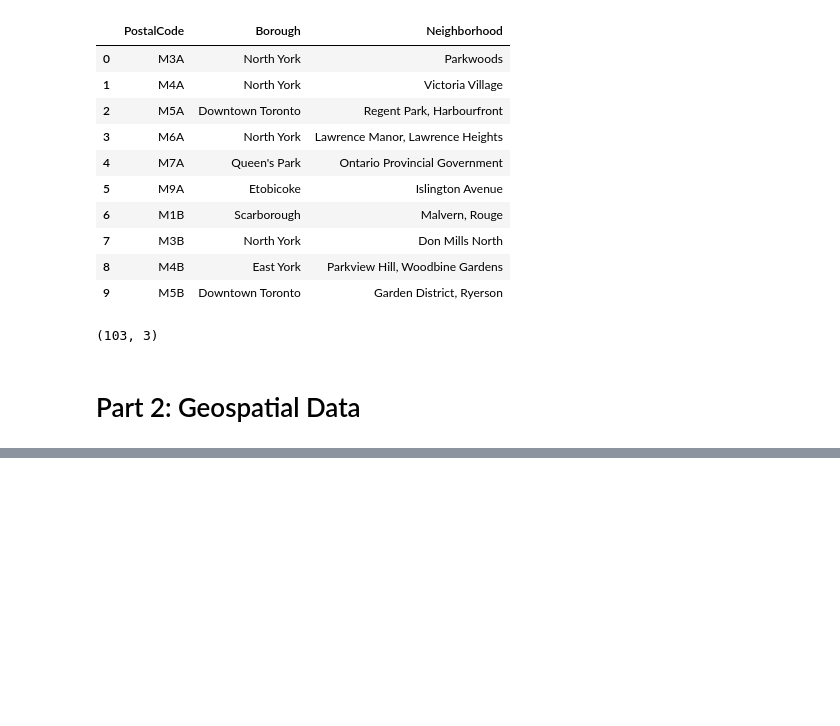
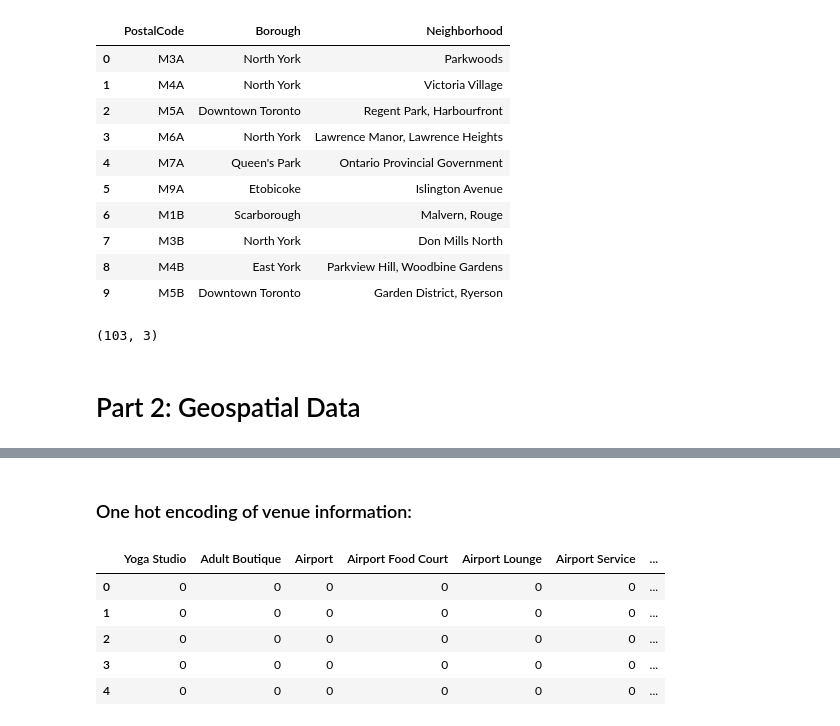
Before and after one commit to ztk007/Coursera_Capstone, a Jupyter notebook: Segmenting and Clustering Neighborhoods in Toronto.ipynb, the cells around one changed output, grey strips where cells are left out. Cells and saved outputs as stored; diff of their text form; code cells hidden in the pictures; blank space fills up the shorter version.

```diff
--- a/Segmenting and Clustering Neighborhoods in Toronto.ipynb
+++ b/Segmenting and Clustering Neighborhoods in Toronto.ipynb
@@ -137,3 +139,8 @@ df.shape
 (103, 3)
 # %% [markdown]
 # Part 2: Geospatial Data
+# %%
+# Geocoder was very unreliable -> download CSV
+
+loc_data = pd.read_csv('https://cf-courses-data.s3.us.cloud-object-storage.appdomain.cloud/IBMDeveloperSkillsNetwork-DS0701EN-SkillsNetwork/labs_v1/Geospatial_Coordinates.csv')
+loc_data.head()
@@ -139,0 +154,9 @@ df.shape
+# %%
+# combine Latitude & Longtitude Data into existing data frame
+
+df.set_index(['PostalCode'],inplace=True)
+loc_data.set_index(['Postal Code'],inplace=True)
+
+#df_loc.head()
+df = df.join(loc_data).reset_index()
+df.head()
@@ -139,0 +245,10 @@ df.shape
+# %%
+
+df.head()
+
+subset = df[df['Borough'].str.contains('Toronto')]
+
+#print (subset["Borough"].unique())
+subset.head(1000)
+
+toronto_venues = getNearbyVenues(subset["Neighborhood"],subset["Latitude"] , subset["Longitude"], radius=500)
@@ -139,0 +273,21 @@ df.shape
+# %% [markdown]
+### One hot encoding of venue information:
+# %%
+# one hot encoding
+toronto_onehot = pd.get_dummies(toronto_venues[['Venue Category']], prefix="", prefix_sep="")
+
+# add neighborhood column back to dataframe
+toronto_onehot['Neighborhood'] = toronto_venues['Neighborhood']
+
+# move neighborhood column to the first column
+fixed_columns = [toronto_onehot.columns[-1]] + list(toronto_onehot.columns[:-1])
+toronto_onehot = toronto_onehot[fixed_columns]
+
+toronto_onehot.head()
+# %% [output]
+|  | Yoga Studio | Adult Boutique | Airport | Airport Food Court | Airport Lounge | Airport Service | ... |
+| 0 | 0 | 0 | 0 | 0 | 0 | 0 | ... |
+| 1 | 0 | 0 | 0 | 0 | 0 | 0 | ... |
+| 2 | 0 | 0 | 0 | 0 | 0 | 0 | ... |
+| 3 | 0 | 0 | 0 | 0 | 0 | 0 | ... |
+| 4 | 0 | 0 | 0 | 0 | 0 | 0 | ... |
```
Also changed, not shown: parts of 21 cells of this notebook.
